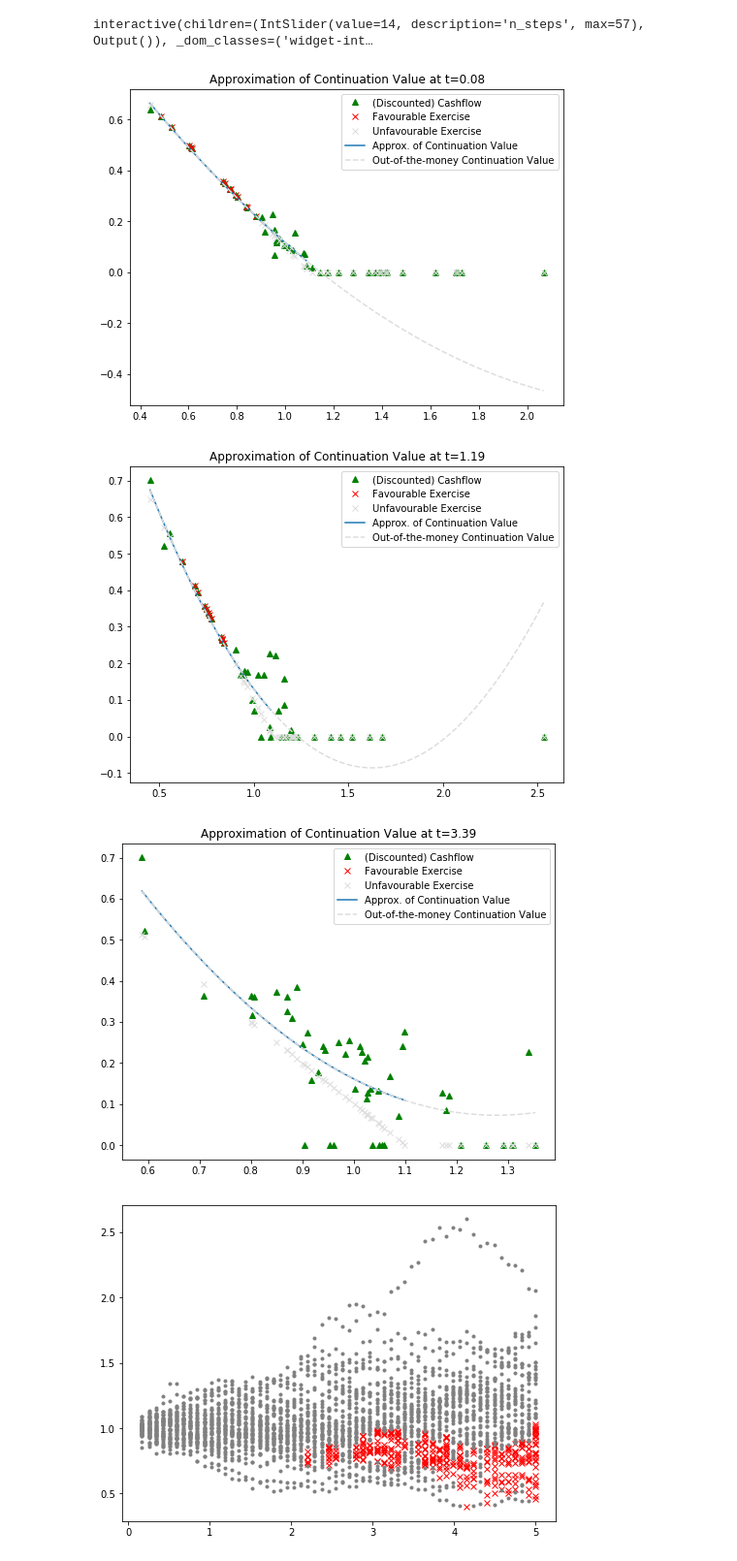
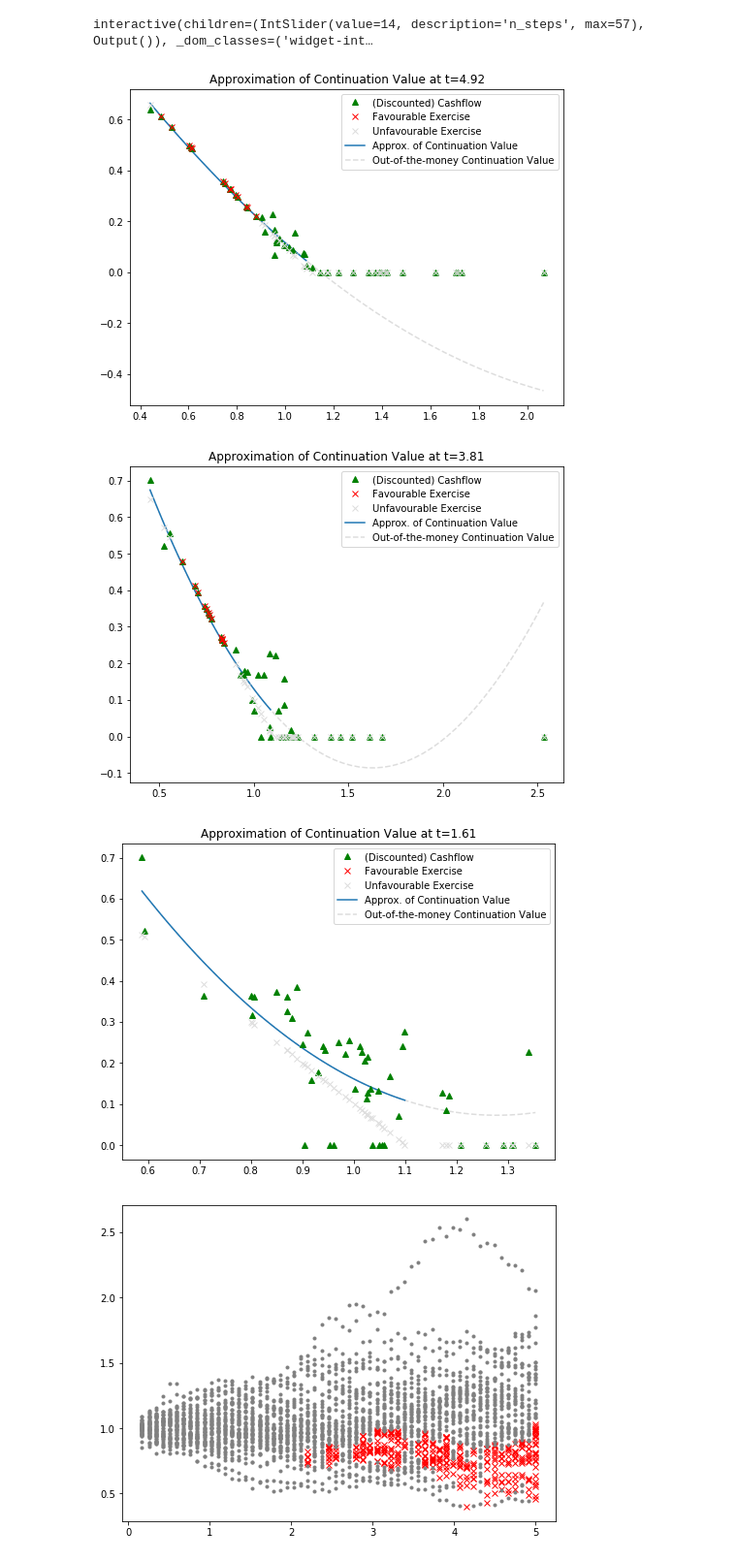
Before and after one commit to luphord/longstaff_schwartz, a Jupyter notebook: notebooks/Talk.ipynb, the cells around one changed output. Shown at 97% size. Saved outputs shown, nothing was run; the diff lists cells and outputs as text; code cells hidden in the pictures.

Commit message:
fix plot file names and time steps

```diff
--- a/notebooks/Talk.ipynb
+++ b/notebooks/Talk.ipynb
@@ -128,12 +128,12 @@ grey = '#dddddd'
 
 def plot_approx_n(n_steps, ax):
     cashflow, x, fitted, continuation, exercise, ex_idx = intermediate_results[n_steps]
+    ax.plot(x, cashflow, '^', color='green', zorder=3);
+    ax.plot(x[ex_idx], exercise[ex_idx], 'x', color='red', zorder=5);
+    ax.plot(x[~ex_idx], exercise[~ex_idx], 'x', color=grey, zorder=4);
+    ax.plot(*fitted.linspace(), zorder=2);
     _x = np.linspace(np.min(x), np.max(x))
-    ax.plot(x, cashflow, '^', color='green');
-    ax.plot(x[ex_idx], exercise[ex_idx], 'x', color='red');
-    ax.plot(x[~ex_idx], exercise[~ex_idx], 'x', color=grey);
-    ax.plot(*fitted.linspace());
-    ax.plot(_x, fitted(_x), '--', color=grey);
+    ax.plot(_x, fitted(_x), '--', color=grey, zorder=1);
     ax.legend(['(Discounted) Cashflow',
                'Favourable Exercise',
                'Unfavourable Exercise',
@@ -151,17 +151,17 @@ interactive(children=(IntSlider(value=14, description='n_steps', max=57), Output
 # %%
 for n, i in enumerate([1, 14, 40]):
     fig, ax = plt.subplots()
     fig.set_figwidth(figsize[0])
     fig.set_figheight(figsize[1])
     plot_approx_n(i, ax)
-    ax.set_title(f'Approximation of Continuation Value at t={t[i]:0.2f}')
+    ax.set_title(f'Approximation of Continuation Value at t={t[-i-1]:0.2f}')
 
     if svg_out_path:
-        plt.savefig(svg_out_path / f'continuation-value-approximation-optimal-exercise-{n}.svg')
+        plt.savefig(svg_out_path / f'approximated-continuation-and-exercise-value-{n}.svg')
 # %% [output]
-[figure, old version]
+[figure, new version]
-[figure, old version]
+[figure, new version]
-[figure, old version]
+[figure, new version]
 # %%
 exercise_times = []
 exercises = []
```
Also changed, not shown: parts of 1 cell of this notebook.
